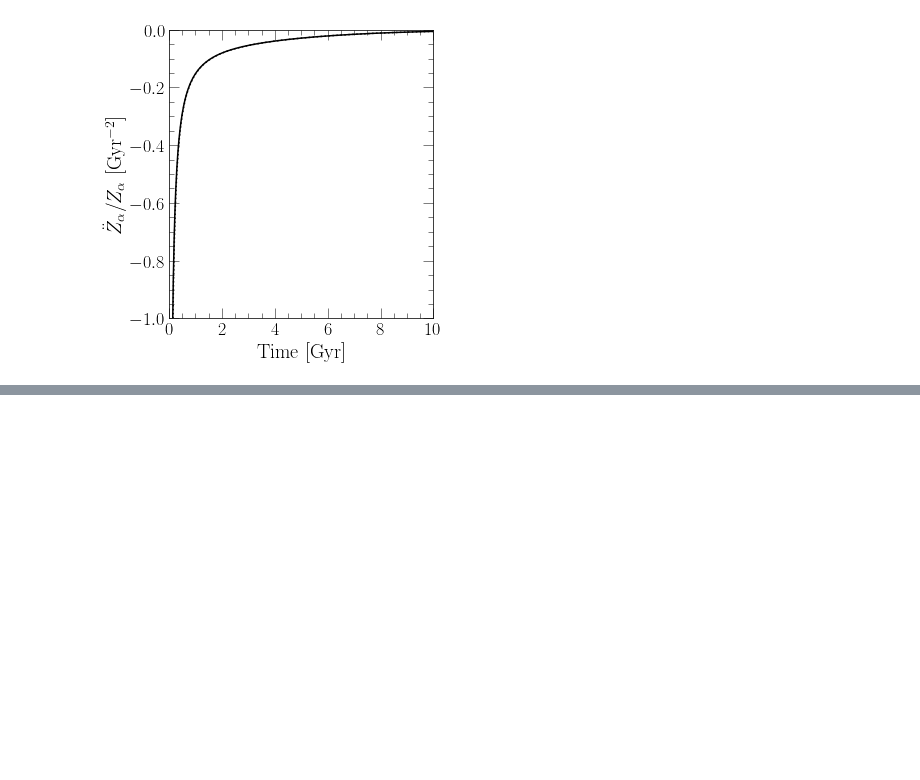
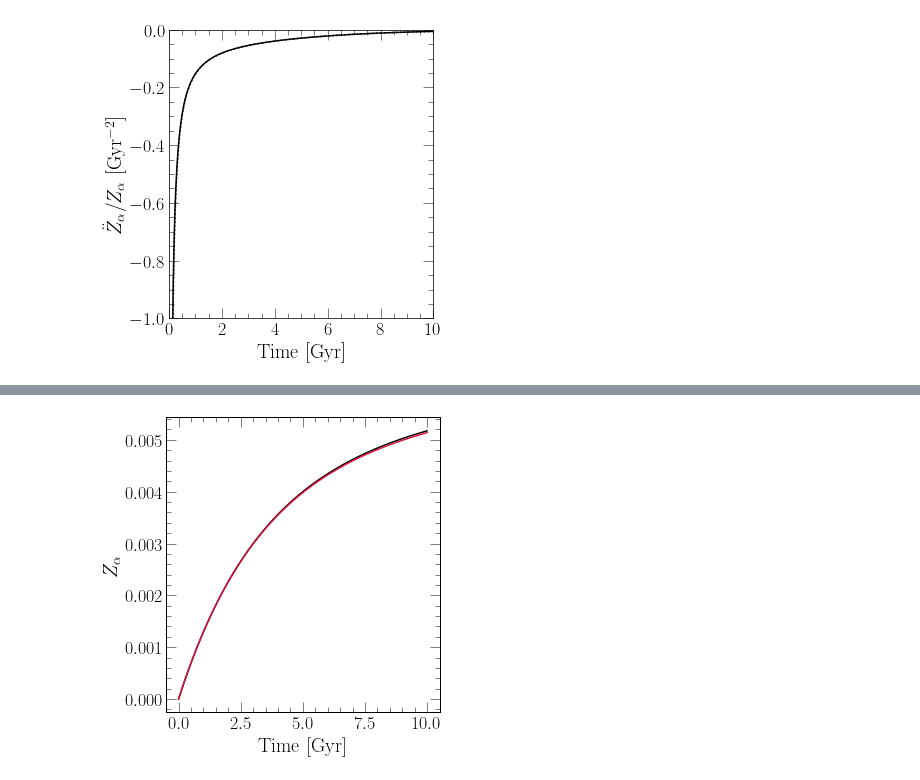
Before and after one commit to giganano/outflows, a Jupyter notebook: notebooks/onezone.ipynb, the cells around one changed output, grey strips where cells are left out. Cells and saved outputs as stored; diff of their text form; code cells hidden in the pictures; blank space fills up the shorter version.

```diff
--- a/notebooks/onezone.ipynb
+++ b/notebooks/onezone.ipynb
@@ -494,0 +496,39 @@ plt.show()
+# %%
+fig = plt.figure(figsize = (5, 5))
+ax = fig.add_subplot(111)
+ax.set_xlabel("Time [Gyr]")
+ax.set_ylabel(r"$Z_\alpha$")
+
+taustar = 5
+eta = 2.5
+tausfh = 6
+def solution(t):
+    if t == 0:
+        return 0
+    else:
+        taudep = taustar / (1 + eta - 0.4)
+        taubar = analytic.Zalpha.harmonic_timescale(taudep, tausfh)
+        result = taubar + taubar**2 / t * (np.exp(-t / taubar) - 1)
+        result *= vice.yields.ccsne.settings['o'] / taustar
+        return result
+
+xvals = np.linspace(0, 10, 1001)
+yvals = [solution(x) for x in xvals]
+ax.plot(xvals, yvals, c = named_colors()["black"])
+
+with vice.singlezone(name = "tmp") as sz:
+    sz.func = linear_exponential()
+    sz.func.timescale = tausfh
+    sz.mode = "sfr"
+    sz.eta = eta
+    sz.tau_star = taustar
+    sz.elements = ['o']
+    sz.recycling = 0.4
+    sz.dt = 0.005
+    out = sz.run(np.linspace(0, 10, 1001), overwrite = True, capture = True)
+    ax.plot(out.history["time"], out.history["z(o)"], c = named_colors()["crimson"])
+
+plt.tight_layout()
+plt.show()
+# %% [output]
+[figure, added]
```
Also changed, not shown: parts of 2 cells of this notebook, 4 other files.
